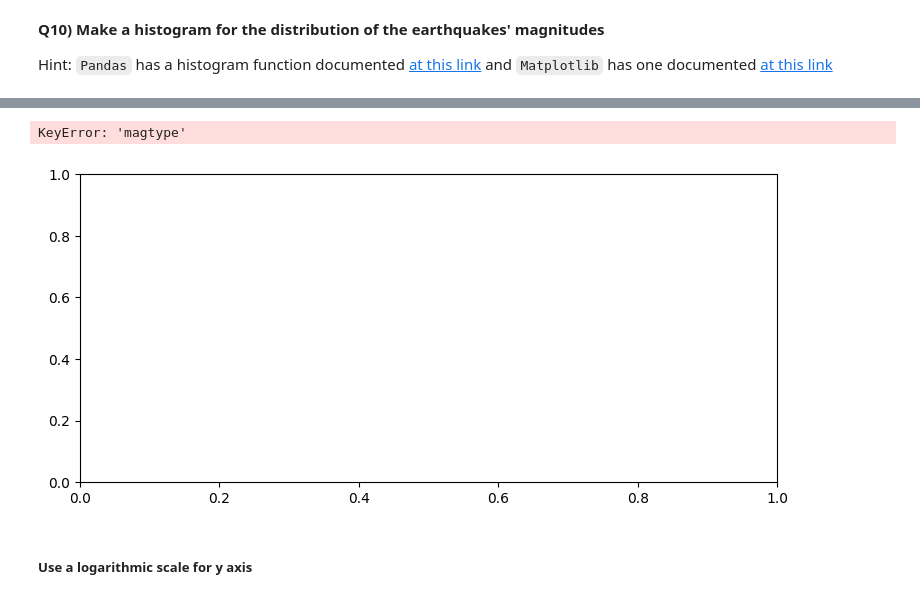
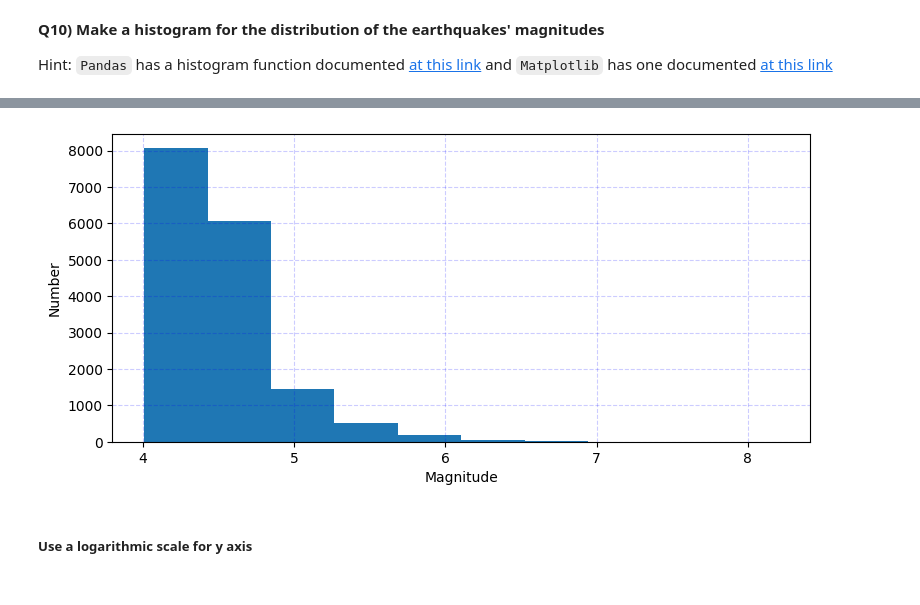
Before and after one commit to MaximilienRoten/2025_Intro_Python, a Jupyter notebook: notebook/W3_S1.ipynb, the cells around one changed output, grey strips where cells are left out. Drawn from its saved outputs; the diff is of its cells as text; code cells hidden in the pictures.

```diff
--- a/notebook/W3_S1.ipynb
+++ b/notebook/W3_S1.ipynb
@@ -451,14 +453,13 @@ Hint: `Pandas` has a histogram function documented [at this link](https://pandas
 # %%
 #@markdown Fill in the blank version. Double click to reveal
 fig,ax = plt.subplots(figsize=(9,4))
 # Make the histogram
-plt.hist(df.mag['magtype'], df.mag['mag'])
-ax.xlabel('Magnitude') # X axis label
-ax.ylabel('Number') # Y axis label
-ax.plot(alpha=0.2,c='b',ls='--')
+plt.hist(df_mag.mag)
+ax.set_xlabel('Magnitude') # X axis label
+ax.set_ylabel('Number') # Y axis label
+ax.grid(alpha=0.2,c='b',ls='--')
 # %% [output]
-KeyError: 'magtype'
-[figure, old version]
+[figure, new version]
 # %% [markdown]
 ##### Use a logarithmic scale for y axis
 
```
Also changed, not shown: parts of 5 cells of this notebook.
